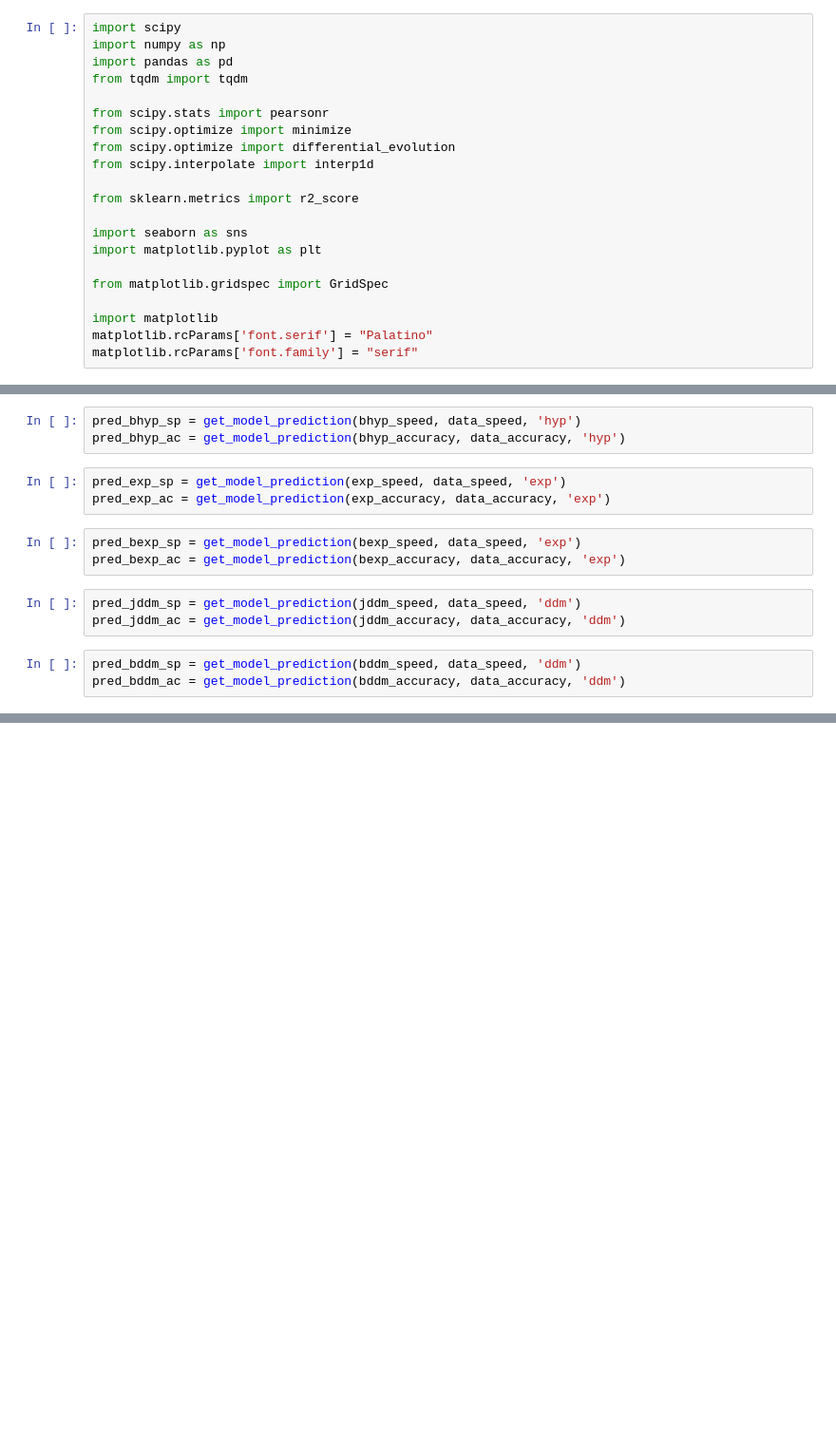
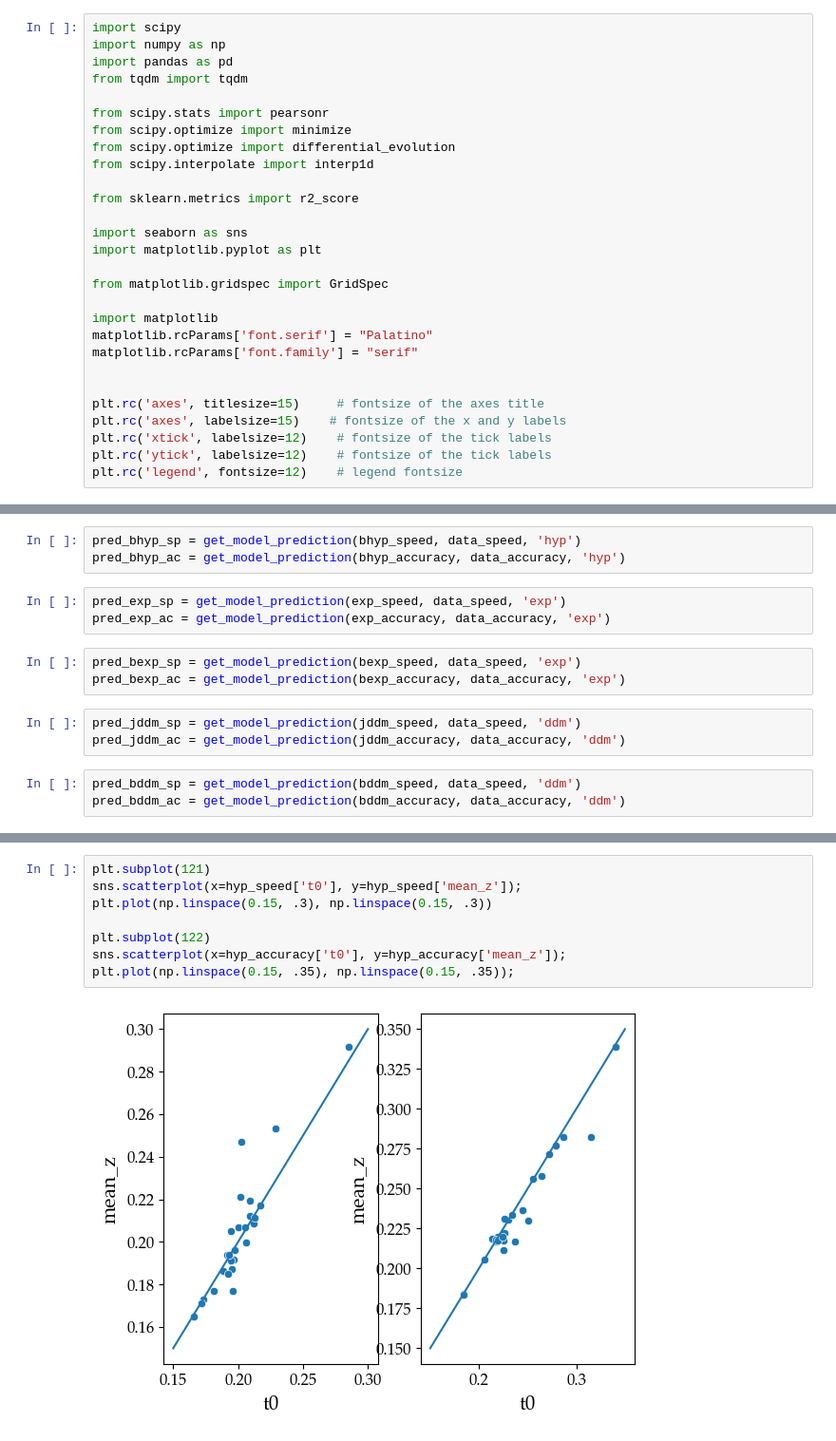
Before and after one commit to AmirHoseinHadian/CTDM_recovery, a Jupyter notebook: _Application/_Study1/prediction.ipynb, the cells around one changed output, grey strips where cells are left out. Shown at 95% size. Drawn from its saved outputs; the diff is of its cells as text; blank space fills up the shorter version.

```diff
--- a/_Application/_Study1/prediction.ipynb
+++ b/_Application/_Study1/prediction.ipynb
@@ -19,6 +19,13 @@ from matplotlib.gridspec import GridSpec
 import matplotlib
 matplotlib.rcParams['font.serif'] = "Palatino"
 matplotlib.rcParams['font.family'] = "serif"
+
+
+plt.rc('axes', titlesize=15)     # fontsize of the axes title
+plt.rc('axes', labelsize=15)    # fontsize of the x and y labels
+plt.rc('xtick', labelsize=12)    # fontsize of the tick labels
+plt.rc('ytick', labelsize=12)    # fontsize of the tick labels
+plt.rc('legend', fontsize=12)    # legend fontsize
 # %%
 def simulate_CDDM(ub, lb, delta, ndt=0, z=0, sigma=1, dt=0.001):
     x = z
@@ -322,0 +262,10 @@ plt.savefig('_plots/S1_accuracy_pred.pdf',
+# %%
+plt.subplot(121)
+sns.scatterplot(x=hyp_speed['t0'], y=hyp_speed['mean_z']);
+plt.plot(np.linspace(0.15, .3), np.linspace(0.15, .3))
+
+plt.subplot(122)
+sns.scatterplot(x=hyp_accuracy['t0'], y=hyp_accuracy['mean_z']);
+plt.plot(np.linspace(0.15, .35), np.linspace(0.15, .35));
+# %% [output]
+[figure, added]
```
Also changed, not shown: parts of 9 cells of this notebook, 37 other files.
